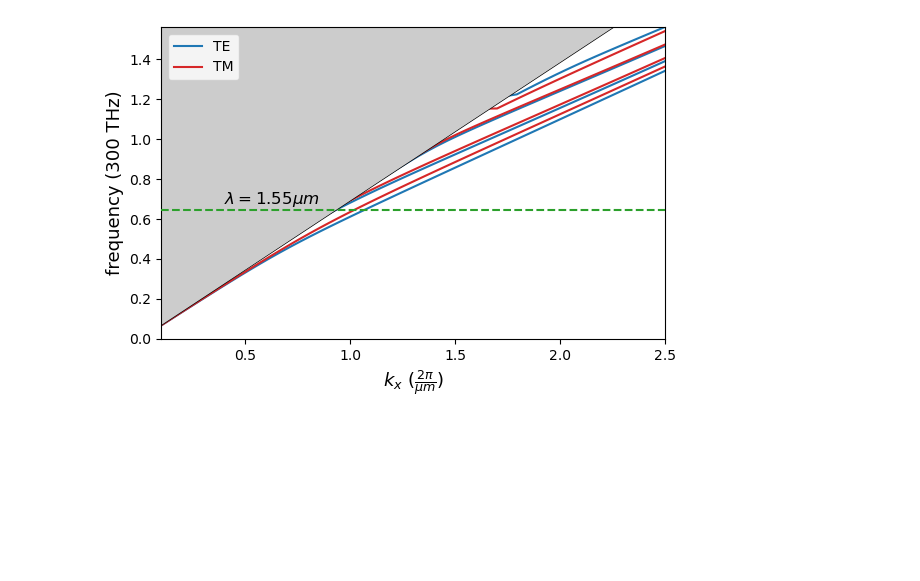
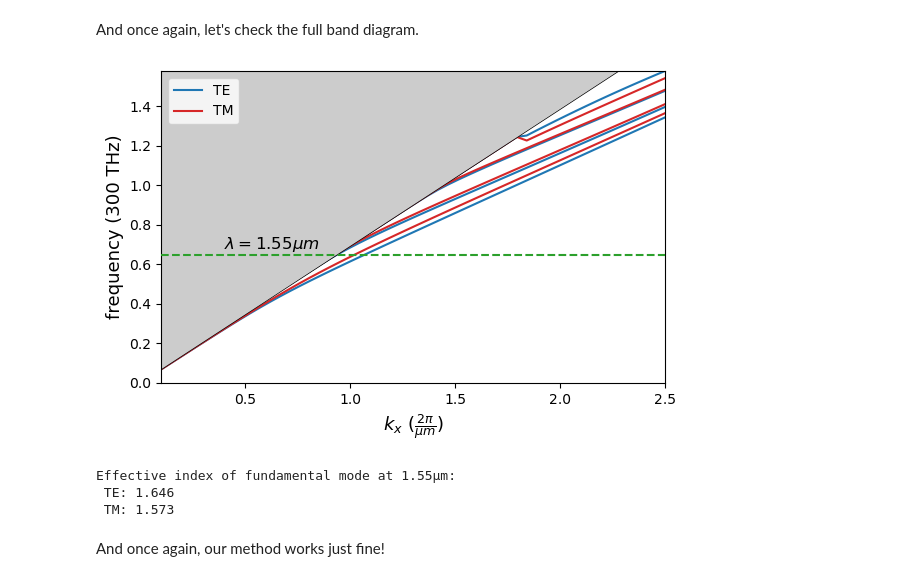
Before and after one commit to yaugenst/phodex, a Jupyter notebook: examples/mpb/waveguide_design.ipynb, the cells around one changed output. Saved outputs shown, nothing was run; the diff lists cells and outputs as text; code cells hidden in the pictures; blank space fills up the shorter version.

```diff
--- a/examples/mpb/waveguide_design.ipynb
+++ b/examples/mpb/waveguide_design.ipynb
@@ -16,14 +23,6 @@ Using MPI version 4.0, 1 processes
 # %%
-resolution = 50
-lcen = 1.55
-fcen = 1 / lcen
-wvg_width = 0.45
-wvg_height = 0.22
-n_core = 3.4777  # Si @ 1550nm
-n_clad = 1.4440
-num_bands = 4
-sy = 3
-sz = 2
+resolution = 20  # this will be the no. of pixels per smallest wavelength
+
 num_k = 50
 k_min = 0.1
 k_max = 2.5
@@ -113,8 +31,0 @@ def objective(w):
-# %%
-w = 0.45
-while True:
-    w -= 0.01
-    if (val := objective(w)) < 0:
-        print(f"width = {w}, objective = {val}")
-        break
-    print(f"width = {w}, objective = {val}")
@@ -240,36 +300,45 @@ width = 1.1099999999999999, objective = -0.000493507817125205
+# %% [markdown]
+And once again, let's check the full band diagram.
 # %%
 geometry = [
     mp.Block(
-        size=mp.Vector3(mp.inf, w, wvg_height),
+        size=mp.Vector3(mp.inf, fit.root, wvg_height),
         material=mp.Medium(index=n_core),
         center=mp.Vector3(),
     ),
 ]
 
-ms = mpb.ModeSolver(
-    geometry_lattice=geometry_lattice,
-    geometry=geometry,
-    resolution=resolution/2,
-    k_points=k_points,
-    num_bands=4,
-    default_material=mp.Medium(index=n_clad),
+ms = partial(
+    get_bands,
+    k_points,
+    int(resolution * n_core / lcen),
+    4,
+    geometry,
+    geometry_lattice,
+    mp.Medium(index=n_clad),
 )
-
-results = {}
-ms.run_te()
-results["te"] = gather_ms_results(ms, 1)
-ms.run_tm()
-results["tm"] = gather_ms_results(ms, 1)
+results = {p: ms(p) for p in ["te", "tm"]}
 
 plt.close("all")
 fig, ax = plt.subplots(1, 1, figsize=(6, 4), tight_layout=True)
 plot_bands(
     {"TE": results["te"]["freqs"], "TM": results["tm"]["freqs"]},
     lcen,
     ks,
     n_clad,
     ax=ax,
 )
 plt.show()
+
+print(
+    f"Effective index of fundamental mode at {lcen}µm:\n"
+    f' TE: {neff_from_k(lcen, ks, results["te"]["freqs"][:, 0]):.3f}\n'
+    f' TM: {neff_from_k(lcen, ks, results["tm"]["freqs"][:, 0]):.3f}'
+)
 # %% [output]
-[figure, old version]
+[figure, new version]
+Effective index of fundamental mode at 1.55µm:
+ TE: 1.646
+ TM: 1.573
+# %% [markdown]
+And once again, our method works just fine!
```
Also changed, not shown: parts of 27 cells of this notebook.
